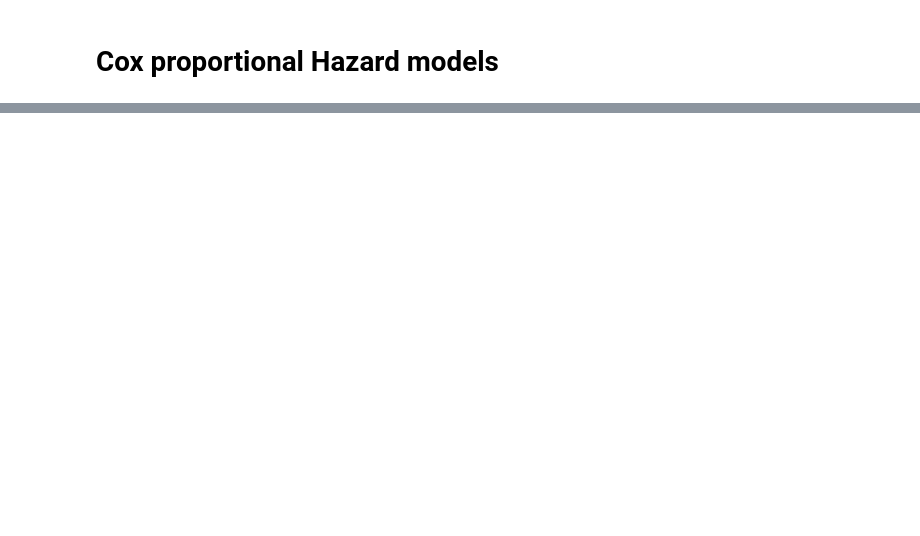
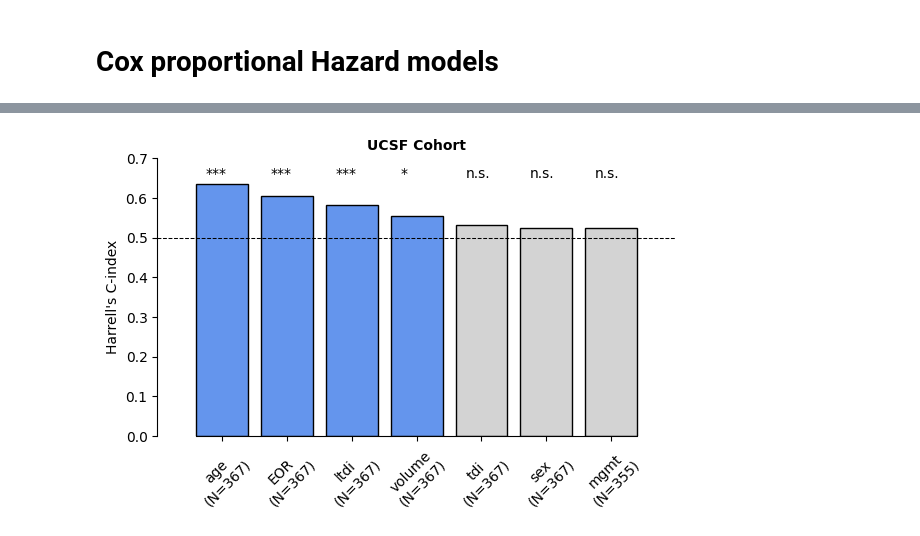
Before and after one commit to JoanSano/NormWM_4_Glioblastoma, a Jupyter notebook: UCSF-PDGM/multivariate_survival.ipynb, the cells around one changed output, grey strips where cells are left out. Drawn from its saved outputs; the diff is of its cells as text; code cells hidden in the pictures; blank space fills up the shorter version.

```diff
--- a/UCSF-PDGM/multivariate_survival.ipynb
+++ b/UCSF-PDGM/multivariate_survival.ipynb
@@ -128,0 +688,2 @@ Confidence intervals are for the hazard ratios
+# %%
+n_perms = 1000
@@ -128,0 +740,18 @@ Confidence intervals are for the hazard ratios
+# %%
+covariates = ["sex", "age", "mgmt", "EOR"]
+data = DATA[covariates+["OS","status"]].dropna()
+OS_STATS = np.array([(st, ovs) for st, ovs in zip(data["status"].values==1, data["OS"].values)], dtype=[('event', 'bool'),('time', 'float')])
+cox = CoxPHSurvivalAnalysis(n_iter=200)
+cox.fit(data[covariates], OS_STATS)
+c_index = cox.score(data[covariates], OS_STATS)
+
+pop = []
+for perm_i in tqdm(range(n_perms), desc=f"Cox model excluding the tract density markers as covariates (N={len(OS_STATS)})"):
+    perm_OS_STATS = np.random.permutation(OS_STATS)
+    p_cox_site = CoxPHSurvivalAnalysis()
+    p_cox_site.fit(data[covariates], perm_OS_STATS)
+    pop.append(p_cox_site.score(data[covariates], perm_OS_STATS))
+p_value = np.mean(np.array(pop) >= c_index)
+print(f"C-index = {c_index} (p={p_value})")
+for i, cov in enumerate(covariates):
+    print(f"\t{cov}:\tLog Hazard Ratio = {cox.coef_[i]:.4f} & Hazard Ratio = {np.exp(cox.coef_[i]):.4f}")
@@ -128,0 +839,69 @@ Confidence intervals are for the hazard ratios
+# %%
+covariates = ["sex", "age", "ltdi", "tdi", "volume", "mgmt", "EOR"]
+data = DATA[covariates+["OS","status"]]
+
+fig, ax = plt.subplots(1,1, figsize=(6,4))
+level_CI = 95
+HarrellCindex = np.zeros((len(covariates),))
+HarrellCindex_p = np.zeros((len(covariates),))
+colors = []
+samples = []
+for i in range(0,len(covariates)):
+    data_notna = data[[covariates[i],"OS","status"]].dropna()
+    samples.append(len(data_notna))
+
+    OS_STATS = np.array(
+        [(st, ovs) for st, ovs in zip(data_notna["status"].values==1, data_notna["OS"].values)],
+        dtype=[('event', 'bool'),('time', 'float')]
+    )
+    Cmodel = CoxPHSurvivalAnalysis(n_iter=200)
+    Cmodel.fit(data_notna[covariates[i]].values.reshape(-1, 1),OS_STATS)
+    HarrellCindex[i] = Cmodel.score(data_notna[covariates[i]].values.reshape(-1, 1),OS_STATS)
+
+    # Permutation test for the model without site effect
+    pop = []
+    for _ in tqdm(range(n_perms), desc=f"Cox feature selection for the covariate {covariates[i]}"):
+        perm_OS_STATS = np.random.permutation(OS_STATS)
+        p_Cmodel = CoxPHSurvivalAnalysis()
+        p_Cmodel.fit(data_notna[covariates[i]].values.reshape(-1, 1),perm_OS_STATS)
+        pop.append(p_Cmodel.score(data_notna[covariates[i]].values.reshape(-1, 1),perm_OS_STATS))
+    HarrellCindex_p[i] = np.mean(np.array(pop) >= HarrellCindex[i])
+    if HarrellCindex_p[i]<=0.001:
+        colors.append("cornflowerblue")
+    elif HarrellCindex_p[i]<=0.01:
+        colors.append("cornflowerblue")
+    elif HarrellCindex_p[i]<=0.05:
+        colors.append("cornflowerblue")
+    else:
+        colors.append("lightgray")
+    # Summary
+    print(f"Feature: {covariates[i]} with a c-index of {HarrellCindex[i]} (p={HarrellCindex_p[i]})")
+ax.bar(
+    range(0,len(covariates)),
+    np.sort(HarrellCindex)[::-1],
+    edgecolor="black",
+    color=[colors[ii] for ii in np.argsort(HarrellCindex)[::-1]]
+)
+for ii, pval in enumerate(HarrellCindex_p[np.argsort(HarrellCindex)[::-1]]):
+    if pval<=0.001:
+        ax.text(ii-.25, .65, '***', color='black',fontsize=10, transform=ax.transData)
+    elif pval<=0.01:
+        ax.text(ii-.25, .65, '**', color='black',fontsize=10, transform=ax.transData)
+    elif pval<=0.05:
+        ax.text(ii-.25, .65, '*', color='black',fontsize=10, transform=ax.transData)
+    else:
+        ax.text(ii-.25, .65, 'n.s.', color='black',fontsize=10, transform=ax.transData)
+ax.hlines(0.5, -1, len(covariates), color='black', linewidth=.75, linestyle='--')
+ax.spines[["top","right"]].set_visible(False)
+ax.set_ylabel("Harrell's C-index")
+ax.set_ylim([0,0.7])
+ax.set_xlim([-1,len(covariates)])
+ax.set_xticks(range(0,len(covariates)))
+ax.set_xticklabels([f"{covariates[ii]}\n(N={samples[ii]})" for ii in np.argsort(HarrellCindex)[::-1]], rotation=45)
+ax.spines['bottom'].set_bounds(-.4,len(covariates)-.6)
+ax.spines['left'].set_bounds(0,.7)
+ax.set_title("UCSF Cohort", fontsize=10, fontweight='bold')
+
+fig.tight_layout()
+fig.savefig(os.path.join(figs_folder, f"Feature-importance.{fmt}"), dpi=dpi, format=fmt)
+# %% [output]
@@ -128,0 +915 @@ Confidence intervals are for the hazard ratios
+[figure, added]
```
Also changed, not shown: parts of 79 cells of this notebook, 3 other files.
